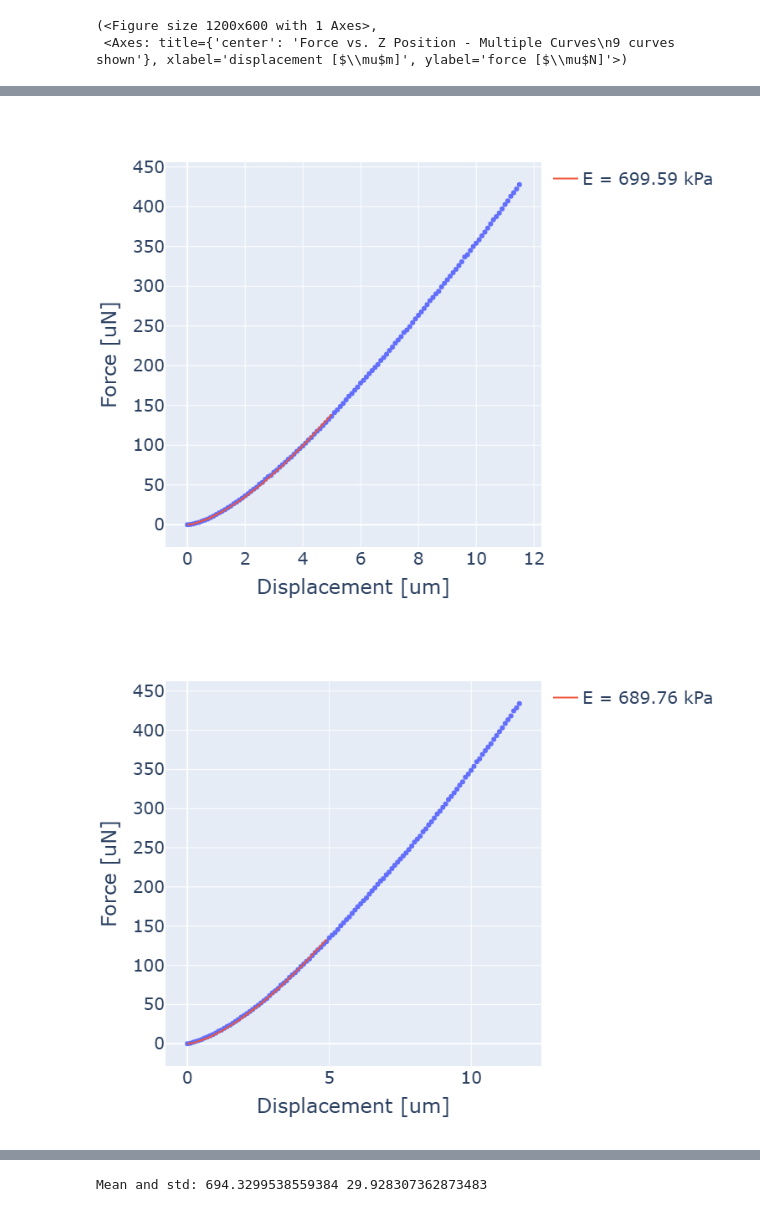
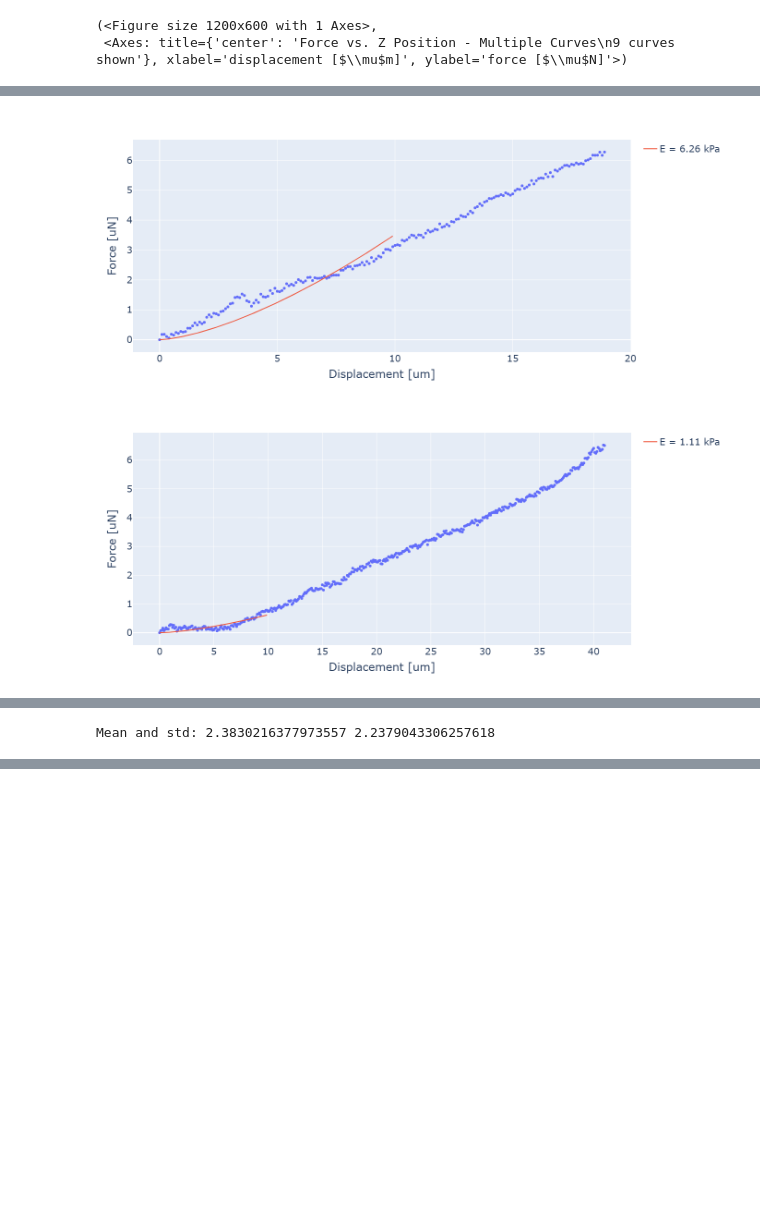
Before and after one commit to ecmscripts/indentation, a Jupyter notebook: FT_colgel.ipynb, the cells around one changed output, grey strips where cells are left out. Saved outputs shown, nothing was run; the diff lists cells and outputs as text; code cells hidden in the pictures; blank space fills up the shorter version.

```diff
--- a/FT_colgel.ipynb
+++ b/FT_colgel.ipynb
@@ -24,13 +24,14 @@ from indentation.ml.models import ConvClassifier_1, ConvClassifier_2
 # in ethanol
 #path = r"G:\File_Exchange\Raoul_Paula\2024_12_06\ft_colgel_noglue1\ft_colgel_noglue_ethanol.dat"
 
-path = r"E:\Staff\pcameron\3_Experimental\FemtoTools\14012025\ft_rtv_pbs_1.dat"
+#path = r"F:\pcameron\3_Experimental\FemtoTools\14012025\ft_ecoflex30_pbs_1.dat"
+path = r"G:\File_Exchange\Raoul_Paula\2024_12_06\ft_colgel_noglue1\ft_colgel_noglue_ethanol.dat"
 
 ft = IndentationSet(path, exp_type="ft")
 
 ft.plot_all_raw(linestyle="")
 
-ft.delete_curves([1, 3, 5, 7, 9, 11, 13, 15, 17])
+#ft.delete_curves([1, 3, 5, 7, 9, 11, 13, 15, 17])
 ft.plot_all(linestyle="")
 # ft.restore_all()
 # ft.plot_all(linestyle="")
@@ -60,10 +62,10 @@ ft.plot_all(linestyle="")
 # %%
-function_arguments = dict(radius=100, nu=0.5, cutoff=5, keyname="youngs_modulus", show_plot=True)
+function_arguments = dict(radius=100, nu=0.5, cutoff=10, keyname="youngs_modulus", show_plot=True)
 ft.calculate_curve_parameter(function=parameter_youngs_modulus, **function_arguments)
 plot_curve_parameters_bar(ft,
                           parameter_names=['youngs_modulus'],
                           labels=['collagen hydrogel'],
                           figsize=(5,5))
 # %% [output]
-[figure, old version]
+[figure, new version]
-[figure, old version]
+[figure, new version]
@@ -71,0 +74 @@ plot_curve_parameters_bar(ft,
+Mean and std: 2.3830216377973557 2.2379043306257618
@@ -77 +75,0 @@ plot_curve_parameters_bar(ft,
-Mean and std: 694.3299538559384 29.928307362873483
```
Also changed, not shown: parts of 3 cells of this notebook, 5 other files.
